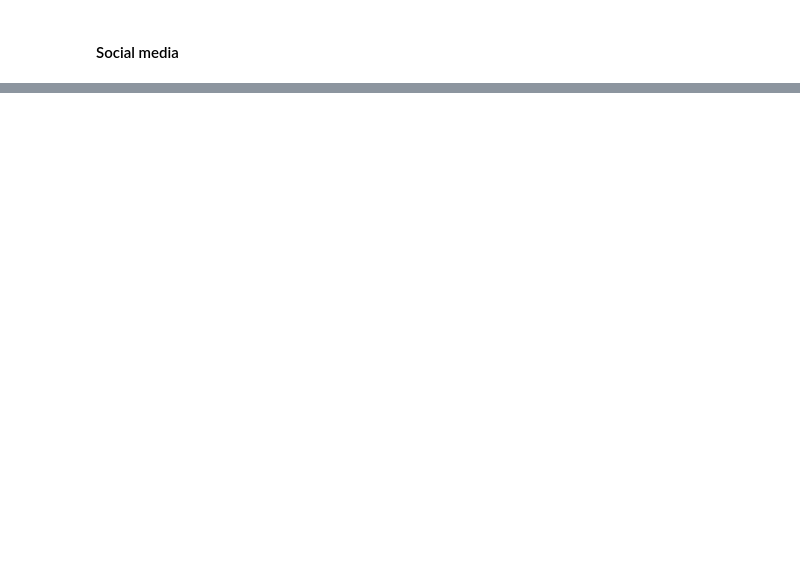
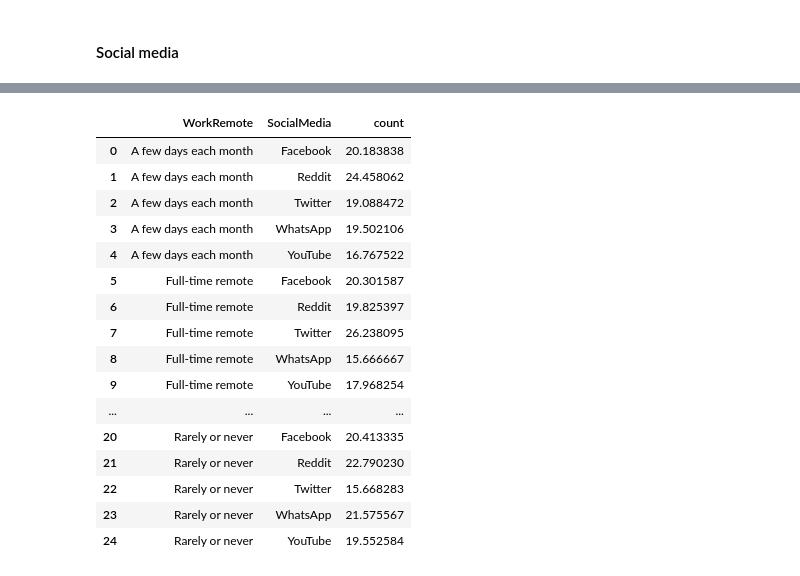
Before and after one commit to hamidkhbl/StackoverflowSurvey, a Jupyter notebook: OtherAnalysis.ipynb, the cells around one changed output, grey strips where cells are left out. Drawn from its saved outputs; the diff is of its cells as text; code cells hidden in the pictures; blank space fills up the shorter version.

```diff
--- a/OtherAnalysis.ipynb
+++ b/OtherAnalysis.ipynb
@@ -24,5 +25,11 @@ It's complicated                                            3675
 More than half, but not all, the time                       2376
 About half the time                                         1986
 Name: WorkRemote, dtype: int64
+# %%
+df['WorkRemote'].replace("All or almost all the time (I'm full-time remote)", "Full-time remote", inplace = True)
+df['WorkRemote'].replace("More than half, but not all, the time", "Part-time remote", inplace = True)
+df['WorkRemote'].replace("About half the time", "Part-time remote", inplace = True)
+df['WorkRemote'].replace("Less than half the time, but at least one day each week", "Part-time remote", inplace = True)
+df['WorkRemote'].replace("Less than once per month / Never", "Rarely or never", inplace = True)
 # %% [markdown]
 #### 1- Work Challenges
@@ -301,0 +238,27 @@ Name: WorkWeekHrs, Length: 103, dtype: int64
+# %%
+df_social_media = df[df['SocialMedia'].notna()]
+df_social_media = df_social_media[df_social_media.SocialMedia.isin(['Reddit','Facebook','WhatsApp','Twitter','YouTube'])]
+# %%
+df_social = df_social_media.groupby(['WorkRemote','SocialMedia']).count()['Respondent'].reset_index()
+df_social.rename(columns={'Respondent':'count'}, inplace = True)
+df_social_per = df_social.groupby(['WorkRemote','SocialMedia']).agg({'count': 'sum'})
+df_social_per = df_social_per.groupby(level=0).apply(lambda x:100 * x / float(x.sum())).reset_index()
+df_social_per
+# %% [output]
+|  | WorkRemote | SocialMedia | count |
+| 0 | A few days each month | Facebook | 20.183838 |
+| 1 | A few days each month | Reddit | 24.458062 |
+| 2 | A few days each month | Twitter | 19.088472 |
+| 3 | A few days each month | WhatsApp | 19.502106 |
+| 4 | A few days each month | YouTube | 16.767522 |
+| 5 | Full-time remote | Facebook | 20.301587 |
+| 6 | Full-time remote | Reddit | 19.825397 |
+| 7 | Full-time remote | Twitter | 26.238095 |
+| 8 | Full-time remote | WhatsApp | 15.666667 |
+| 9 | Full-time remote | YouTube | 17.968254 |
+| ... | ... | ... | ... |
+| 20 | Rarely or never | Facebook | 20.413335 |
+| 21 | Rarely or never | Reddit | 22.790230 |
+| 22 | Rarely or never | Twitter | 15.668283 |
+| 23 | Rarely or never | WhatsApp | 21.575567 |
+| 24 | Rarely or never | YouTube | 19.552584 |
```
Also changed, not shown: parts of 32 cells of this notebook.
